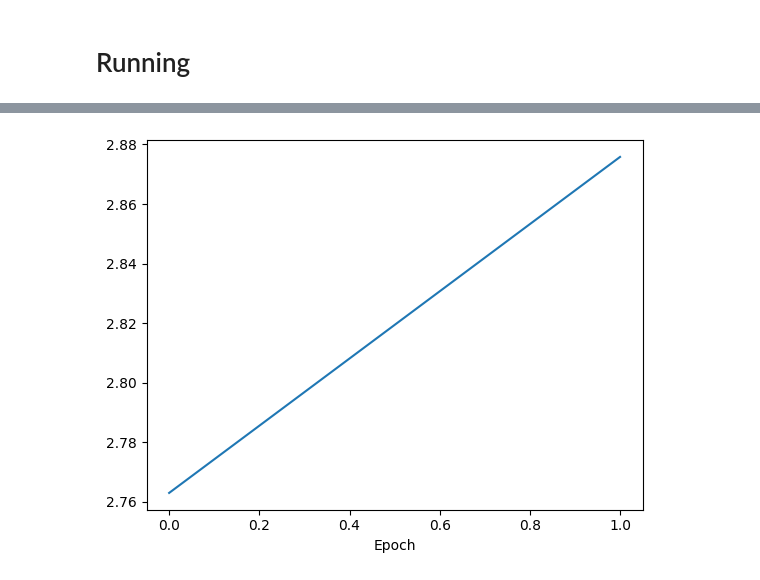
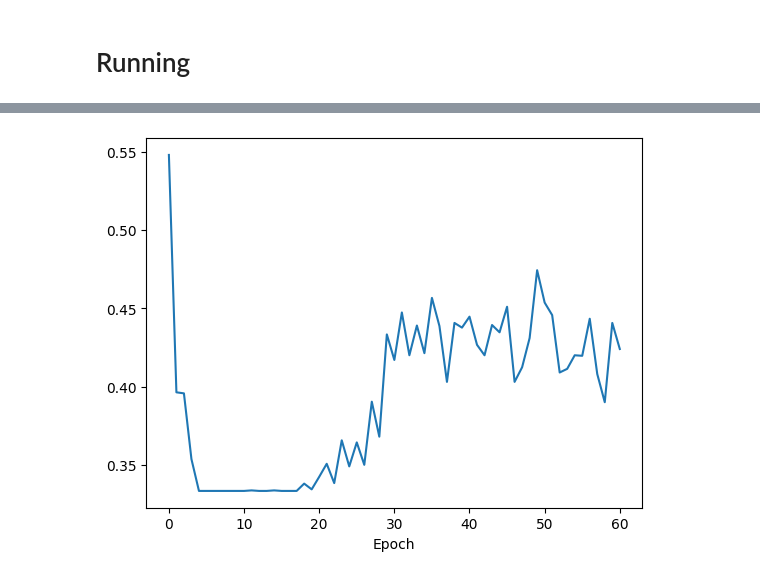
Before and after one commit to NTRICO/comp5328-Assign2, a Jupyter notebook: cycle-consistency_regularization_colab_test.ipynb, the cells around one changed output, grey strips where cells are left out. Drawn from its saved outputs; the diff is of its cells as text; code cells hidden in the pictures.

```diff
--- a/cycle-consistency_regularization_colab_test.ipynb
+++ b/cycle-consistency_regularization_colab_test.ipynb
@@ -202,5 +202,5 @@ class ResNet(nn.Module):
 
         return clean
 
-def ResNet34(num_classes,mode):
+def ResNet_tiny(num_classes,mode):
   return ResNet(BasicBlock, [1,1,1], num_classes,mode)
@@ -207,7 +209,5 @@ def ResNet34(num_classes,mode):
 # %%
-# ---------------------------
-# transition matrix
-# ---------------------------
+
 class sig_t(nn.Module):
     def __init__(self, device, num_classes, init=2):
         super(sig_t, self).__init__()
@@ -215,22 +215,24 @@ class sig_t(nn.Module):
         C = num_classes
         self.register_parameter(name='w', param=nn.parameter.Parameter(-init*torch.ones(num_classes, num_classes)))
 
-        self.w.to(device)
+        #self.w.to(device)
 
         co = torch.full((C, C), 0.3, device=device)
-
         co.fill_diagonal_(0.4)
-
-        self.co = co.to(device)
-        self.identity = torch.eye(num_classes).to(device)
+        self.register_buffer("co", co)                    # [ADD] 用 buffer 存常量
+        self.register_buffer("I", torch.eye(C))
+        #self.co = co.to(device)
+        #self.identity = torch.eye(num_classes).to(device)
 
 
     def forward(self):
         sig = torch.sigmoid(self.w)
-        T = self.identity.detach() + sig * self.co.detach()
-        T = F.normalize(T, p=1, dim=1)
+        #T = self.identity.detach() + sig * self.co.detach()
+        #T = F.normalize(T, p=1, dim=1)
+        T = self.I + sig * self.co
         return T
 
-def logit(p, eps=1e-12):
-    p = torch.clamp(p, eps, 1 - eps)
-    return torch.log(p) - torch.log(1 - p)
+
+def col_stoch(M, eps=1e-8):
+    M = M.clamp_min(eps)
+    return M / (M.sum(dim=0, keepdim=True) + eps)   # 列和=1
@@ -422,7 +422,7 @@ def main(dataset_name):
 
       #init
       criterion = torch.nn.NLLLoss(reduction="mean")
-      model = ResNet34(Cfg.num_classes,dataset_name)
+      model = ResNet_tiny(Cfg.num_classes, dataset_name)
       milestones = Cfg.milestones
 
       if dataset_name.lower() in ("mnist03"):
@@ -549,13 +549,13 @@ class Cfg:
     num_classes: int = 3
     dataset: str = "mnist03"
     batch_size: int = 128
-    lr: float = 0.01
-    weight_decay: float = 5e-4
+    lr: float = 0.005
+    weight_decay: float = 3e-4
     milestones: Tuple[int, int] = (30, 60)
     lam: float = 0.6                 # weight for cycle term
-    n_epoch: int = 60
+    n_epoch: int = 120
     warmup_epoch: int = 5
-    es_epoch: int = 0
+    es_epoch: int = 20
     anchor: bool = False
     device: str = "cuda" if torch.cuda.is_available() else "cpu"
     lambda_T: float = 0.05
@@ -583,10 +584,10 @@ Best_acc:  0.973
 # %%
 x_label = list(range(len(loss_list)))
-plt.plot(x_label, loss_list)
+plt.plot(x_label, acc_list)
 plt.xlabel("Epoch")
 plt.show()
 # %% [output]
-[figure, old version]
+[figure, new version]
 # %%
 print("\n=== Forward T (clean→noisy) ===")
 print(np.array_str(Tf, precision=3, suppress_small=True, max_line_width=180))
```
Also changed, not shown: parts of 7 cells of this notebook.
